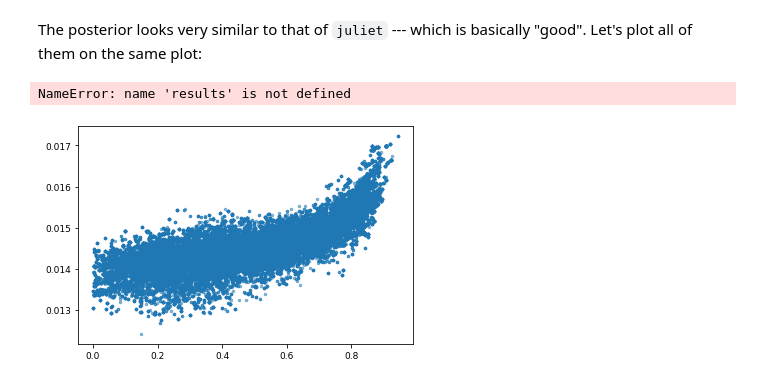
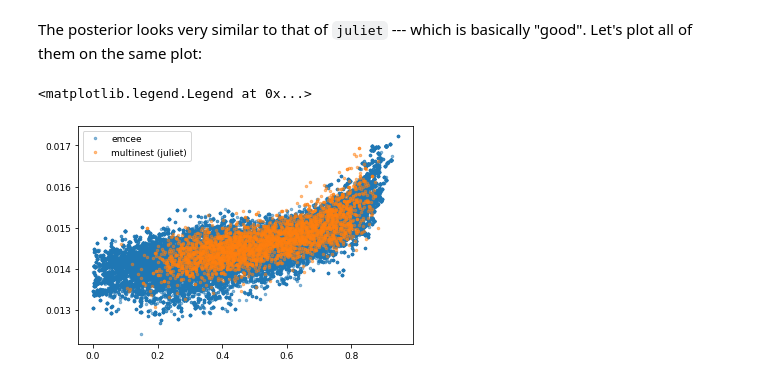
Before and after one commit to nespinoza/zeus-transit-example, a Jupyter notebook: zeus_tests.ipynb, the cells around one changed output. Drawn from its saved outputs; the diff is of its cells as text; code cells hidden in the pictures.

```diff
--- a/zeus_tests.ipynb
+++ b/zeus_tests.ipynb
@@ -300,10 +300,10 @@ The posterior looks very similar to that of `juliet` --- which is basically "goo
 # %%
 plt.plot(emcee_b, emcee_rp,'.', alpha = 0.5,zorder=1, label = 'emcee')
 plt.plot(results.posteriors['posterior_samples']['b_p1'], \
          results.posteriors['posterior_samples']['p_p1'], \
          '.', alpha = 0.5,zorder=3, label='multinest (juliet)')
-plt.plot(b, rp,'.', alpha = 0.5,zorder=2,label='zeus')
+#plt.plot(b, rp,'.', alpha = 0.5,zorder=2,label='zeus')
 plt.legend()
 # %% [output]
-NameError: name 'results' is not defined
+<matplotlib.legend.Legend at 0x...>
-[figure, old version]
+[figure, new version]
```
